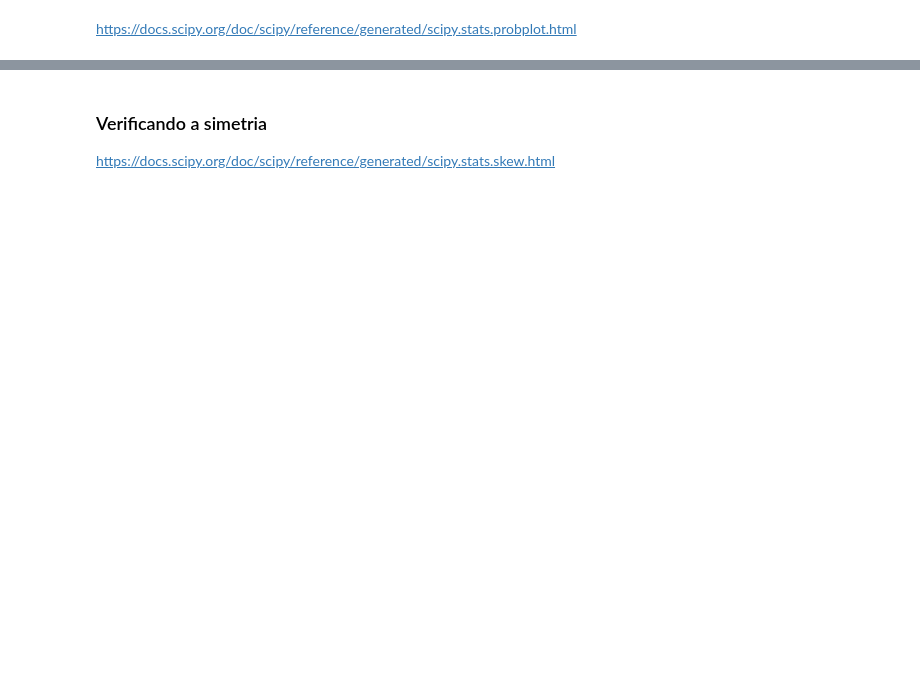
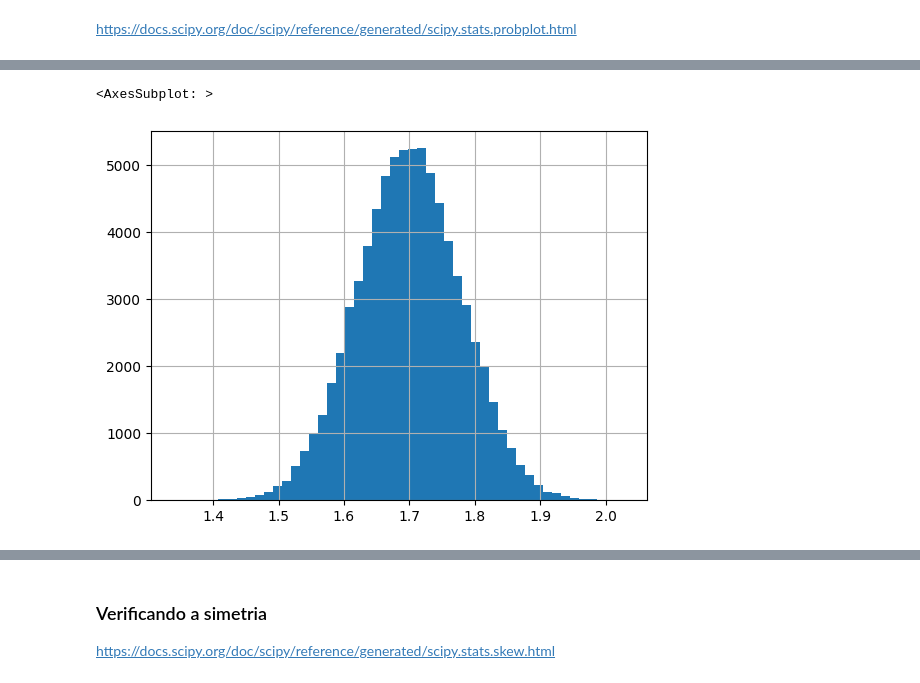
Before and after one commit to fcardosoo/Alura-012-Estatistica-com-Python-Correlacao-e-Regressao, a Jupyter notebook: Curso_de_Estatística_Parte_4.ipynb, the cells around one changed output, grey strips where cells are left out. Drawn from its saved outputs; the diff is of its cells as text; code cells hidden in the pictures; blank space fills up the shorter version.

```diff
--- a/Curso_de_Estatística_Parte_4.ipynb
+++ b/Curso_de_Estatística_Parte_4.ipynb
@@ -1153,0 +1547,5 @@ https://docs.scipy.org/doc/scipy/reference/generated/scipy.stats.probplot.html
+# %%
+dados.Altura.hist(bins=50)
+# %% [output]
+<AxesSubplot: >
+[figure, added]
```
Also changed, not shown: parts of 92 cells of this notebook.
